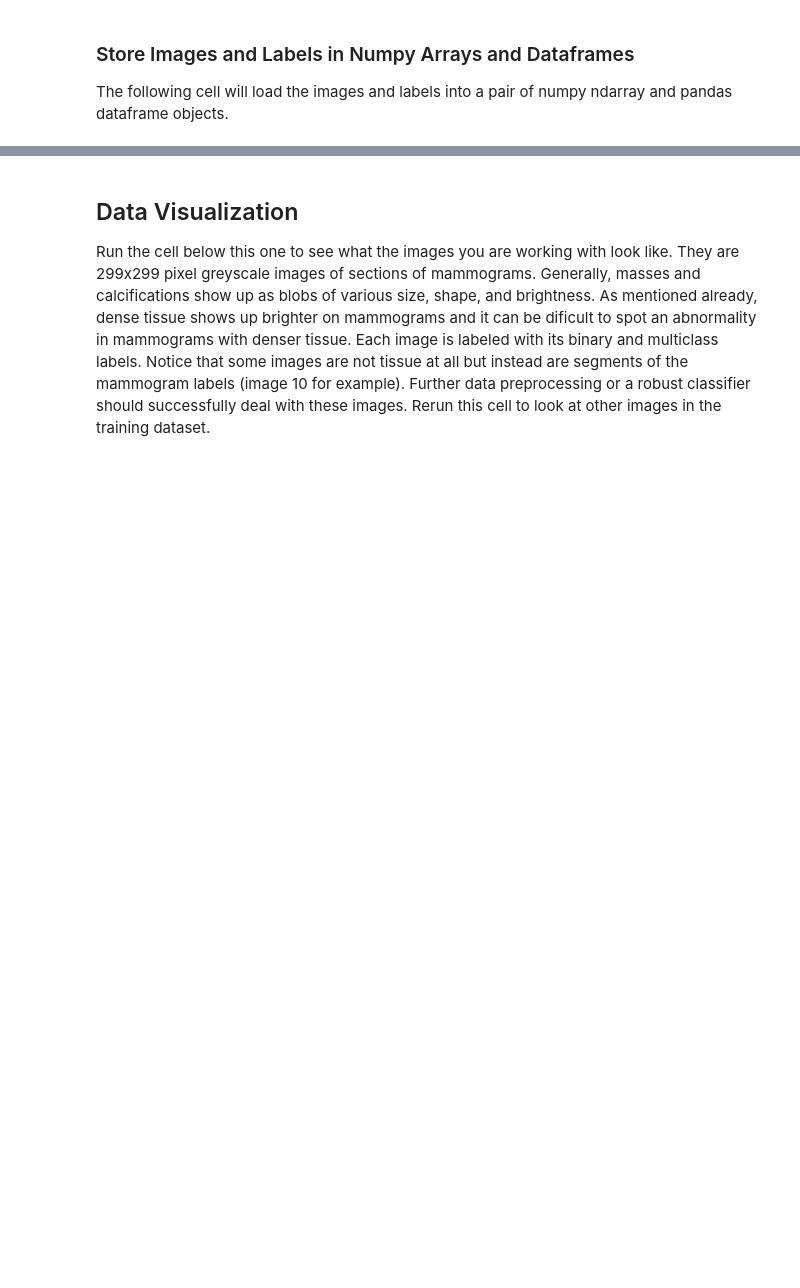
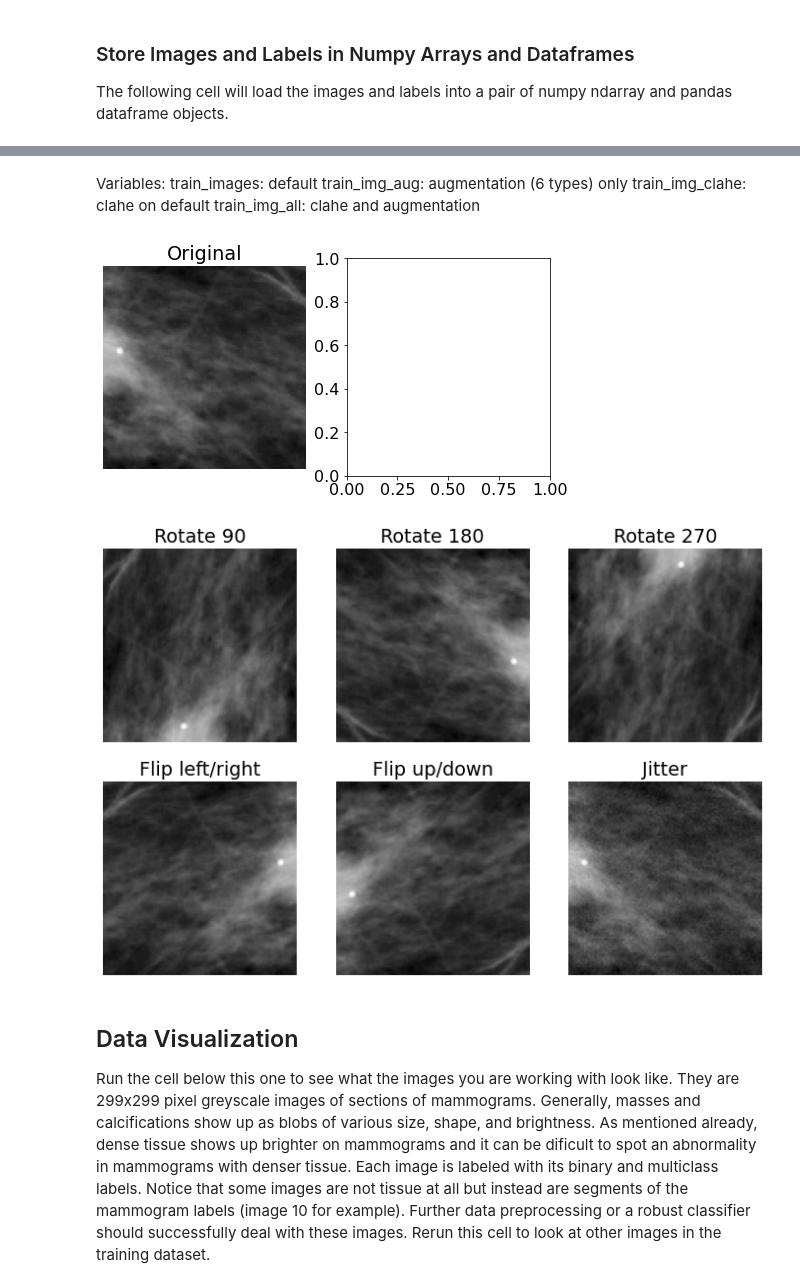
Before and after one commit to dnkim1/Week3Project, a Jupyter notebook: Mammogram_Analysis_Challenge_Deepnote.ipynb, the cells around one changed output, grey strips where cells are left out. Saved outputs shown, nothing was run; the diff lists cells and outputs as text; code cells hidden in the pictures; blank space fills up the shorter version.

```diff
--- a/Mammogram_Analysis_Challenge_Deepnote.ipynb
+++ b/Mammogram_Analysis_Challenge_Deepnote.ipynb
@@ -193,0 +264,6 @@ print('\n')
+# %% [markdown]
+Variables:
+train_images: default
+train_img_aug: augmentation (6 types) only
+train_img_clahe: clahe on default
+train_img_all: clahe and augmentation
@@ -194,3 +301,35 @@ print('\n')
+# %%
+train_img_clahe = np.zeros(train_images.shape)
+for i in range(len(train_images)):
+    train_img_clahe[i] = clahe(train_images[i])
+train_img_aug = generate_dataset_augmented(train_images)
+train_img_all = generate_dataset_augmented(train_img_clahe)
+
+b, m = make_augment_labels(train_images.shape[0], train_img_aug.shape[0], 6, train_binary_labels_df, train_multiclass_labels_df)
+# %%
+sample_id = np.random.randint(0, len(train_images))
+# print('data index:', sample_id)
+figure, axis = plt.subplots(1, 2, figsize=(8,4))
+axis[0].imshow(train_images[sample_id], cmap='gray')
+axis[0].set_title('Original')
+axis[0].axis('off')
+# axis[1].imshow(train_img_all[sample_id], cmap='gray')
+# axis[1].set_title('CLAHE')
+# axis[1].axis('off')
+# plt.show()
+
+fig, axes = plt.subplots(2, 3, figsize=(12,8))
+
+titles = ['Rotate 90', 'Rotate 180', 'Rotate 270', 'Flip left/right', 'Flip up/down', 'Jitter']
+for i in range(len(axes)):
+    for j in range(len(axes[i])):
+        aug_index = (i * len(axes[i])) + j
+        axes[i][j].imshow(train_img_aug[5500 + (sample_id*6) + aug_index], cmap='gray')
+        axes[i][j].set_title(titles[aug_index])
+        axes[i][j].axis('off')
+# %% [output]
+[figure, added]
+[figure, added]
 # %% [markdown]
 ## Data Visualization
 
```
Also changed, not shown: parts of 29 cells of this notebook, 2 other files.
